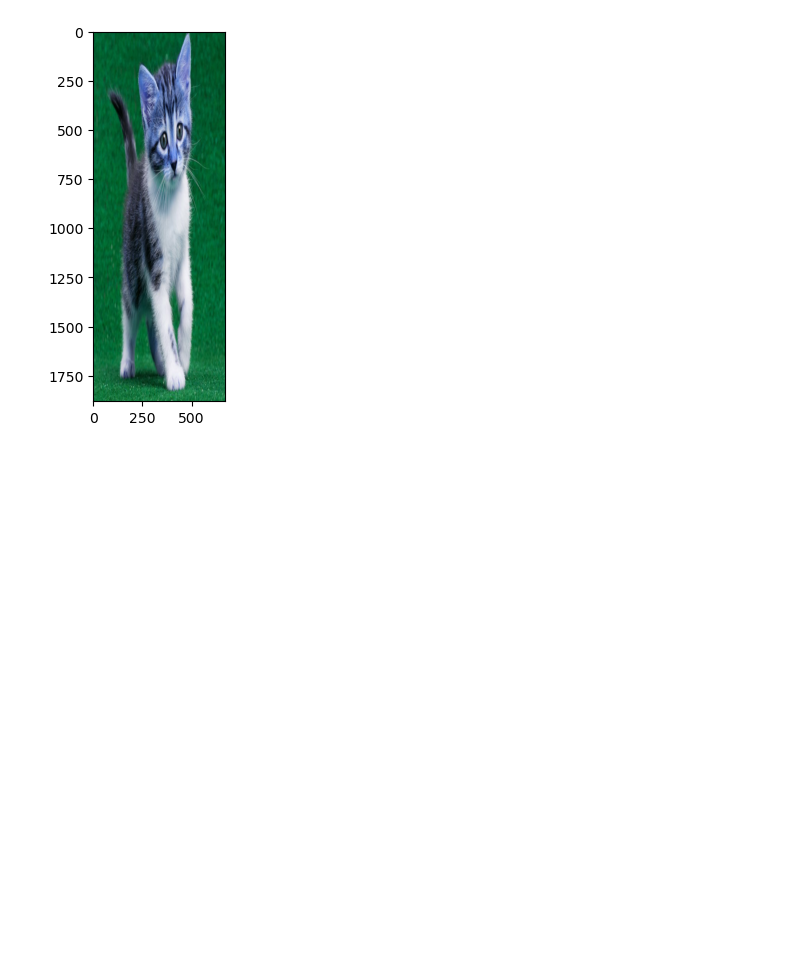
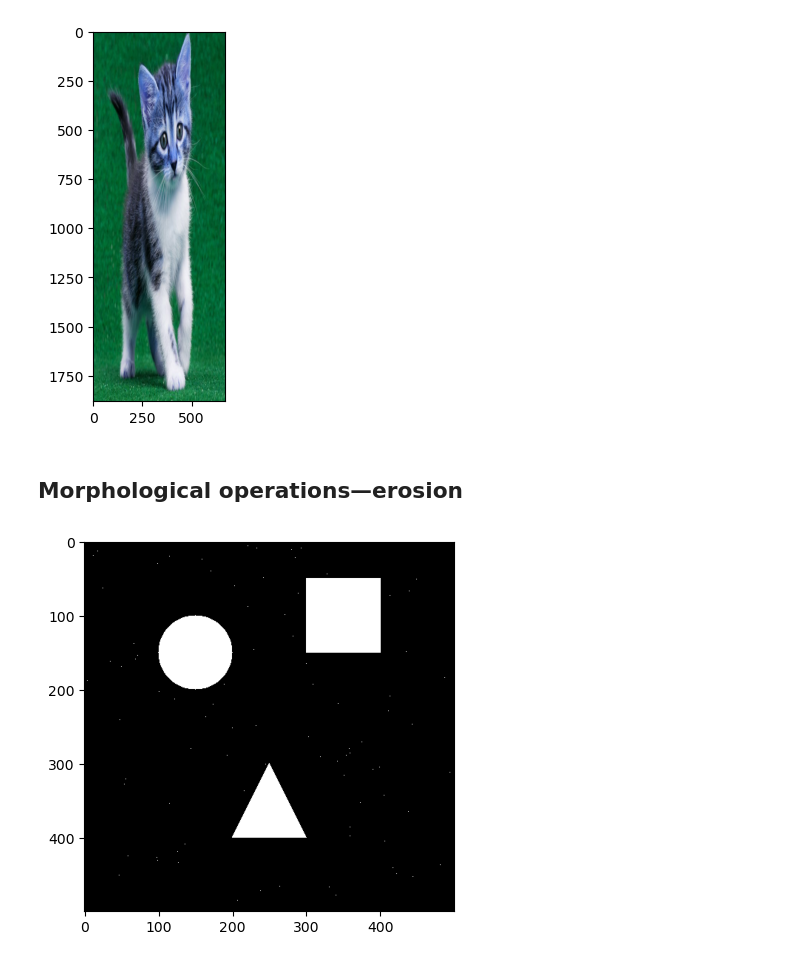
Before and after one commit to phoenix102030/CV_learning, a Jupyter notebook: opencv/img_proc.ipynb, the cells around one changed output. Saved outputs shown, nothing was run; the diff lists cells and outputs as text; code cells hidden in the pictures; blank space fills up the shorter version.

Commit message:
erosion_start

```diff
--- a/opencv/img_proc.ipynb
+++ b/opencv/img_proc.ipynb
@@ -160,3 +160,11 @@ plt.imshow(copy_img)
 plt.show()
 # %% [output]
 [figure]
+# %% [markdown]
+## Morphological operations—erosion
+# %%
+e_img  = cv2.imread('binary_image_with_shapes.png')
+plt.imshow(e_img)
+plt.show()
+# %% [output]
+[figure, added]
```
Also changed, not shown: parts of 1 cell of this notebook, 3 other files.
